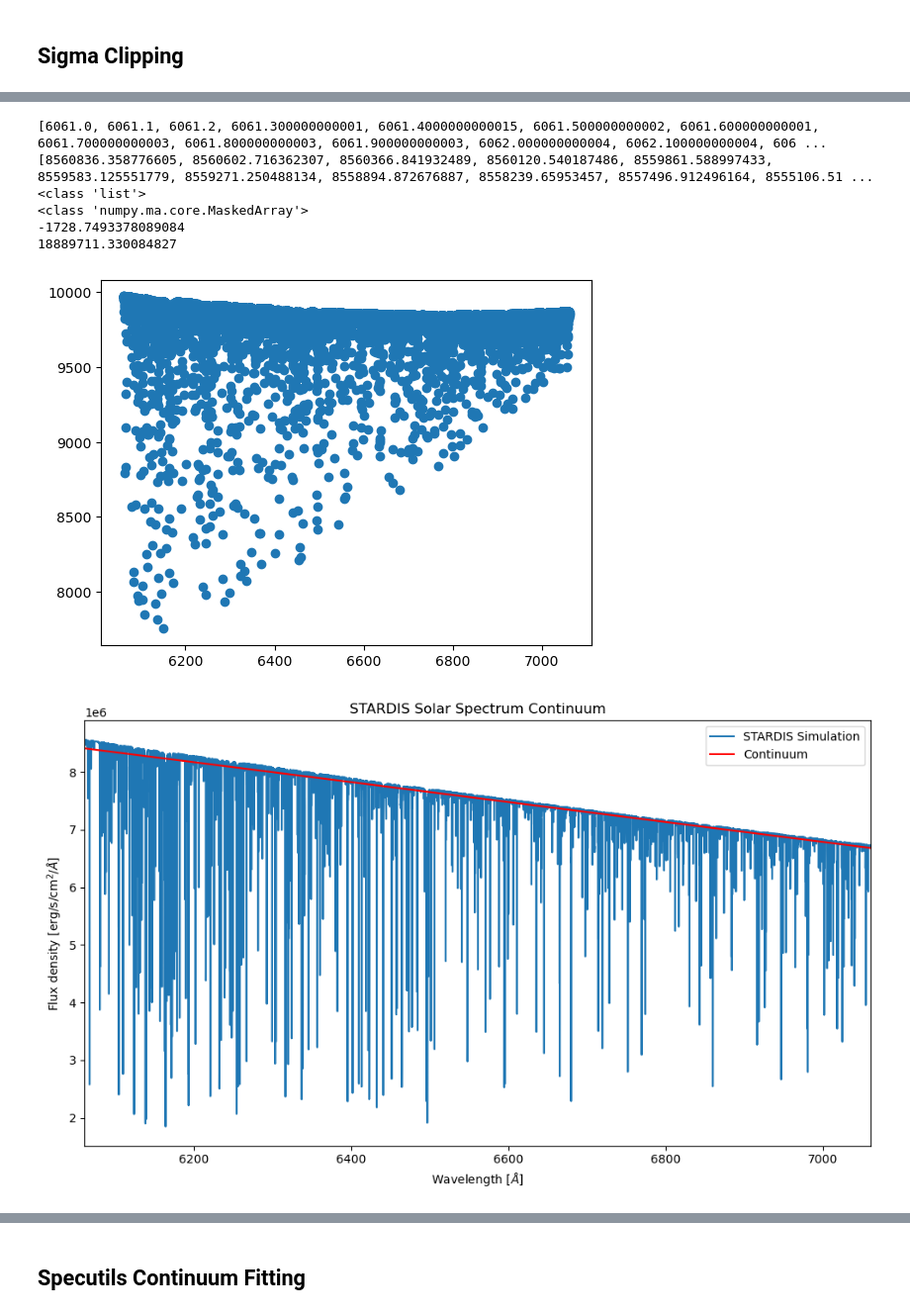
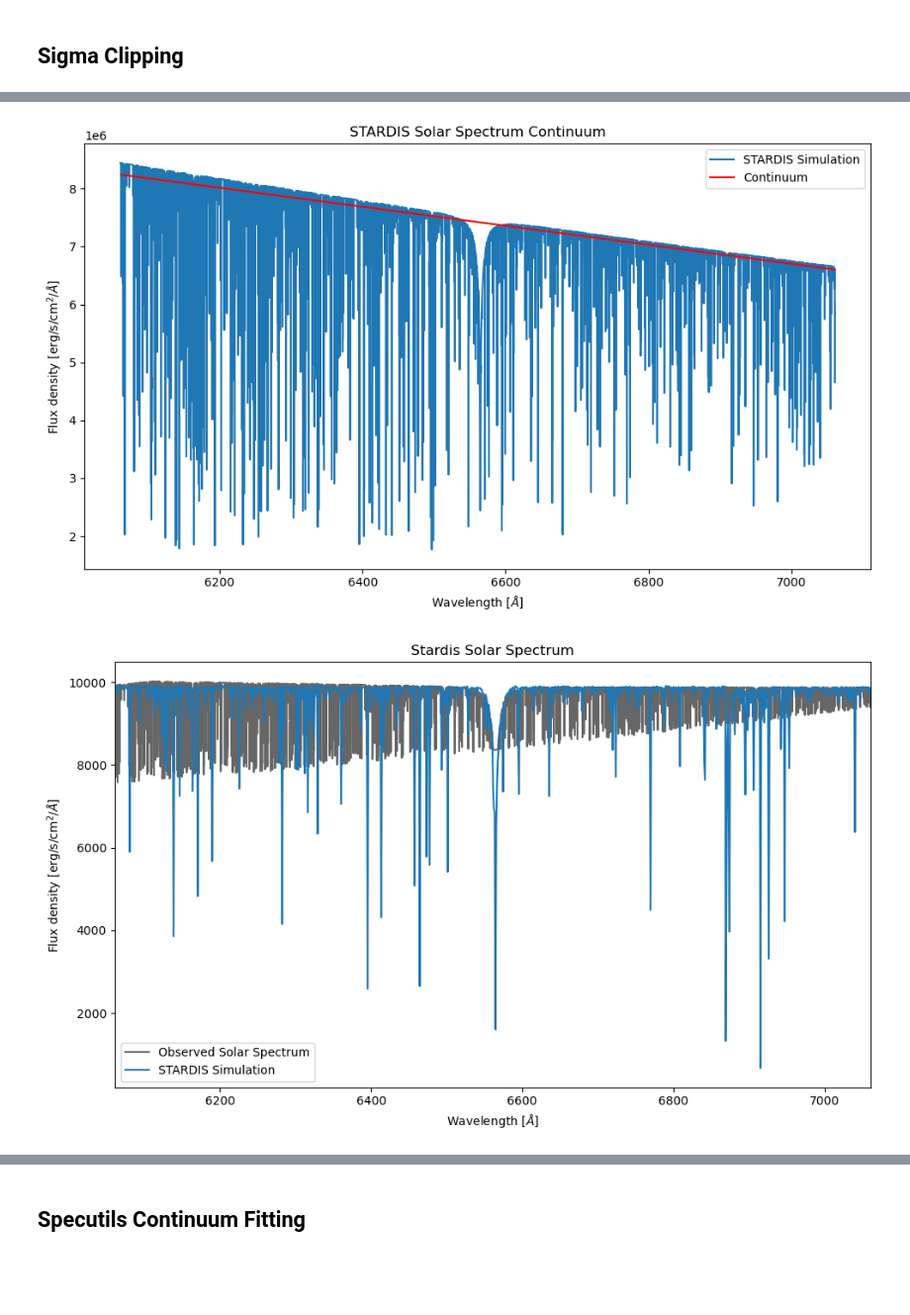
Before and after one commit to Keshavj-07/first_proj, a Jupyter notebook: scripts/Solar_Spectrum.ipynb, the cells around one changed output, grey strips where cells are left out. Shown at 99% size. Cells and saved outputs as stored; diff of their text form; code cells hidden in the pictures; blank space fills up the shorter version.

```diff
--- a/scripts/Solar_Spectrum.ipynb
+++ b/scripts/Solar_Spectrum.ipynb
@@ -226,15 +191,15 @@ plt.show()
 # %% [markdown]
 ## Sigma Clipping
 # %%
-filtered_data = sigma_clip(sim.spectrum_lambda.value, sigma=2)
+filtered_data = sigma_clip(sim_full.spectrum_lambda.value, sigma=2)
 plt.plot(
-    sim.lambdas, sim.spectrum_lambda, label="Original Spectrum", alpha=0.3, color="gray"
+    sim_full.lambdas,
+    sim_full.spectrum_lambda,
+    label="Original Spectrum",
+    alpha=0.3,
+    color="gray",
 )
-plt.plot(sim.lambdas, filtered_data, label="Sigma-Clipped Spectrum", color="blue")
+plt.plot(sim_full.lambdas, filtered_data, label="Sigma-Clipped Spectrum", color="blue")
 plt.legend()
 plt.show()
-print(sim.spectrum_lambda / u.erg * u.s * u.cm**2 * u.Angstrom)
-print(filtered_data)
-type(sim.spectrum_lambda)
-type(filtered_data)
 # %% [output]
@@ -247,38 +207,25 @@ numpy.ma.core.MaskedArray
 # %%
-pre_sigma_x = sim.lambdas / u.Angstrom
+pre_sigma_x = sim_full.lambdas / u.Angstrom
 pre_sigma_y = filtered_data
 
 sigma_x = []
 for i in range(len(pre_sigma_x)):
     if pre_sigma_y[i] != np.nan:
         sigma_x.append(float(pre_sigma_x[i]))
 
 sigma_y = []
 for i in pre_sigma_y:
     if i != np.nan:
         sigma_y.append(float(i))
-print(sigma_x)
-print(sigma_y)
-print(type(sigma_x))
-print(type(filtered_data))
+
 
 slope, intercept = np.polyfit(sigma_x, sigma_y, 1)
 result = np.array(sigma_x) * slope + intercept
 
 sigma_y_new = sigma_y / result * 9800
 
-plt.plot(sigma_x, sigma_y_new, "o", label="Data")
-print(slope)
-print(intercept)
+continuum_visualizer(sim_full.lambdas, sim_full.spectrum_lambda, sigma_x, result)
+bass_compare(sigma_x, sigma_y_new, obs_wave, obs_flux)
 # %% [output]
-[6061.0, 6061.1, 6061.2, 6061.300000000001, 6061.4000000000015, 6061.500000000002, 6061.600000000001, 6061.700000000003, 6061.800000000003, 6061.900000000003, 6062.000000000004, 6062.100000000004, 606 ...
-[8560836.358776605, 8560602.716362307, 8560366.841932489, 8560120.540187486, 8559861.588997433, 8559583.125551779, 8559271.250488134, 8558894.872676887, 8558239.65953457, 8557496.912496164, 8555106.51 ...
-<class 'list'>
-<class 'numpy.ma.core.MaskedArray'>
--1728.7493378089084
-18889711.330084827
-[figure, old version]
+[figure, new version]
+[figure, added]
-# %%
-continuum_visualizer(sim.lambdas, sim.spectrum_lambda, sigma_x, result)
-# %% [output]
-[figure, removed]
```
Also changed, not shown: parts of 24 cells of this notebook, 3 other files.
